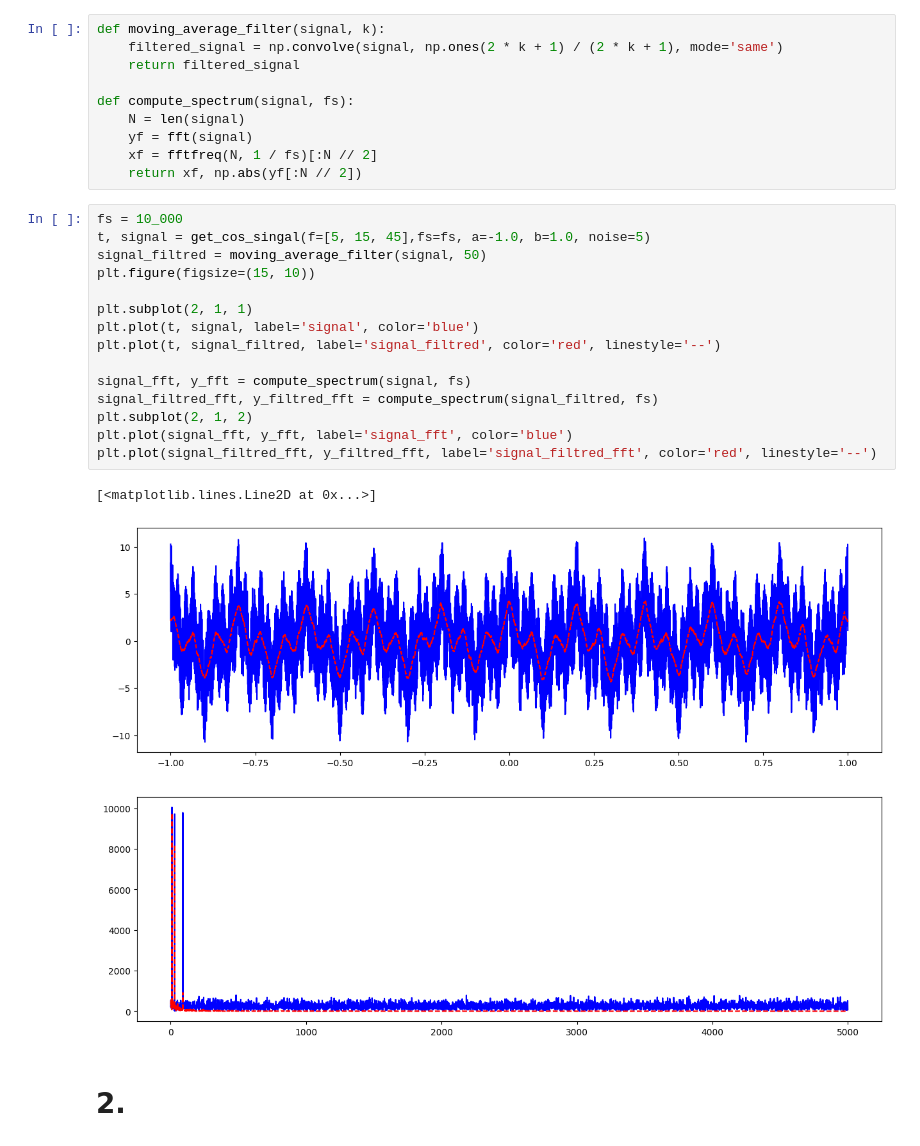
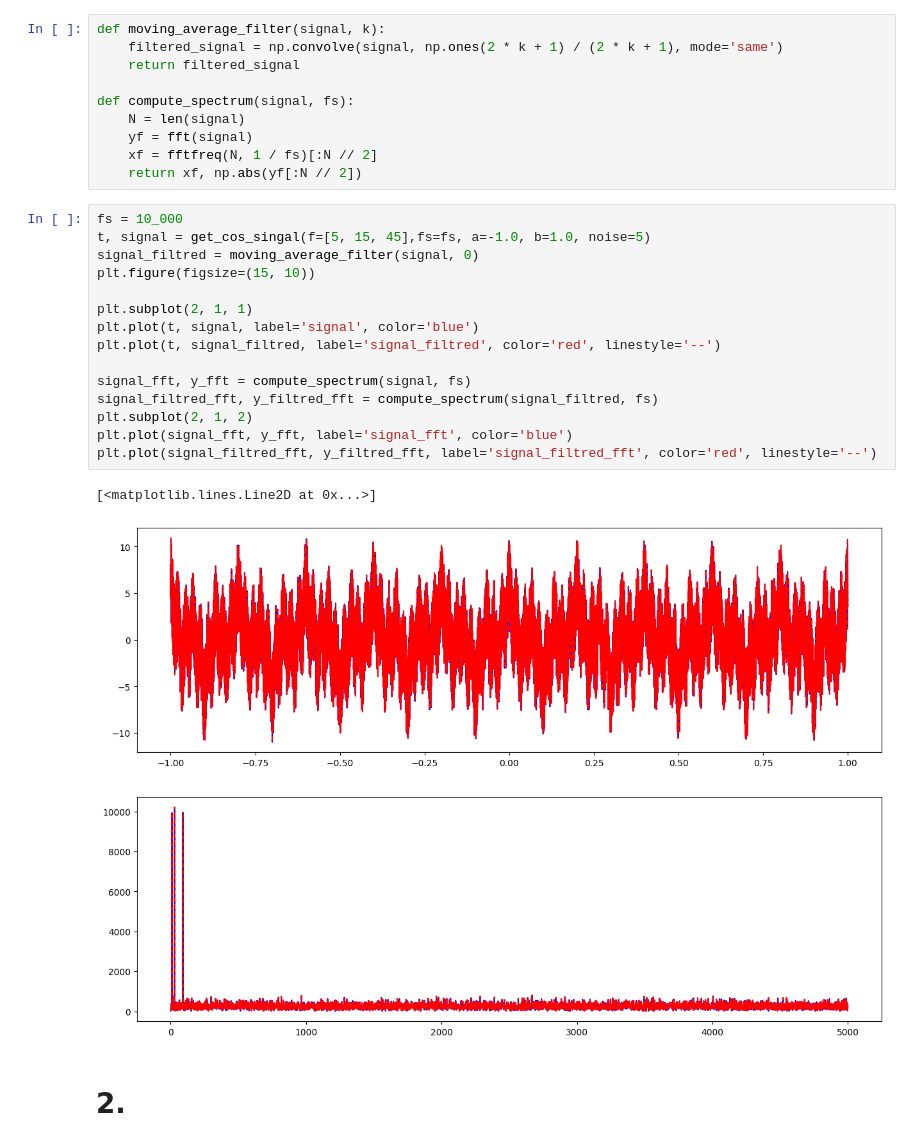
Before and after one commit to KadilenkoIvan/digital_signal_processing, a Jupyter notebook: lab6/6.ipynb, the cells around one changed output. Saved outputs shown, nothing was run; the diff lists cells and outputs as text.

```diff
--- a/lab6/6.ipynb
+++ b/lab6/6.ipynb
@@ -42,21 +42,21 @@ def compute_spectrum(signal, fs):
 # %%
 fs = 10_000
 t, signal = get_cos_singal(f=[5, 15, 45],fs=fs, a=-1.0, b=1.0, noise=5)
-signal_filtred = moving_average_filter(signal, 50)
+signal_filtred = moving_average_filter(signal, 0)
 plt.figure(figsize=(15, 10))
 
 plt.subplot(2, 1, 1)
 plt.plot(t, signal, label='signal', color='blue')
 plt.plot(t, signal_filtred, label='signal_filtred', color='red', linestyle='--')
 
 signal_fft, y_fft = compute_spectrum(signal, fs)
 signal_filtred_fft, y_filtred_fft = compute_spectrum(signal_filtred, fs)
 plt.subplot(2, 1, 2)
 plt.plot(signal_fft, y_fft, label='signal_fft', color='blue')
 plt.plot(signal_filtred_fft, y_filtred_fft, label='signal_filtred_fft', color='red', linestyle='--')
 # %% [output]
 [<matplotlib.lines.Line2D at 0x...>]
-[figure, old version]
+[figure, new version]
 # %% [markdown]
 # 2.
 # %%
```
Also changed, not shown: parts of 6 cells of this notebook, 2 other files.
